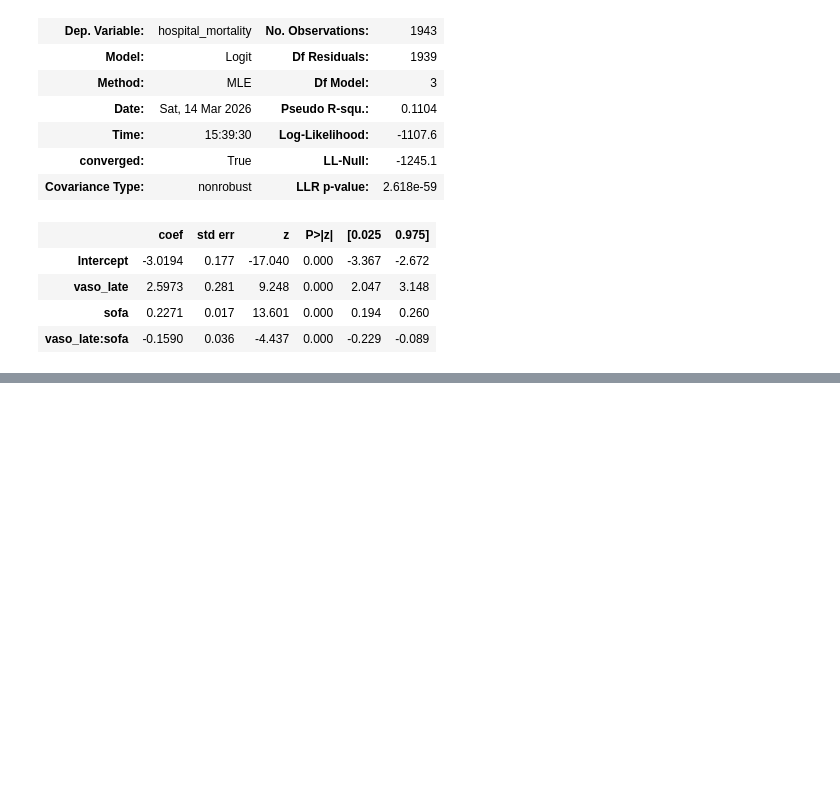
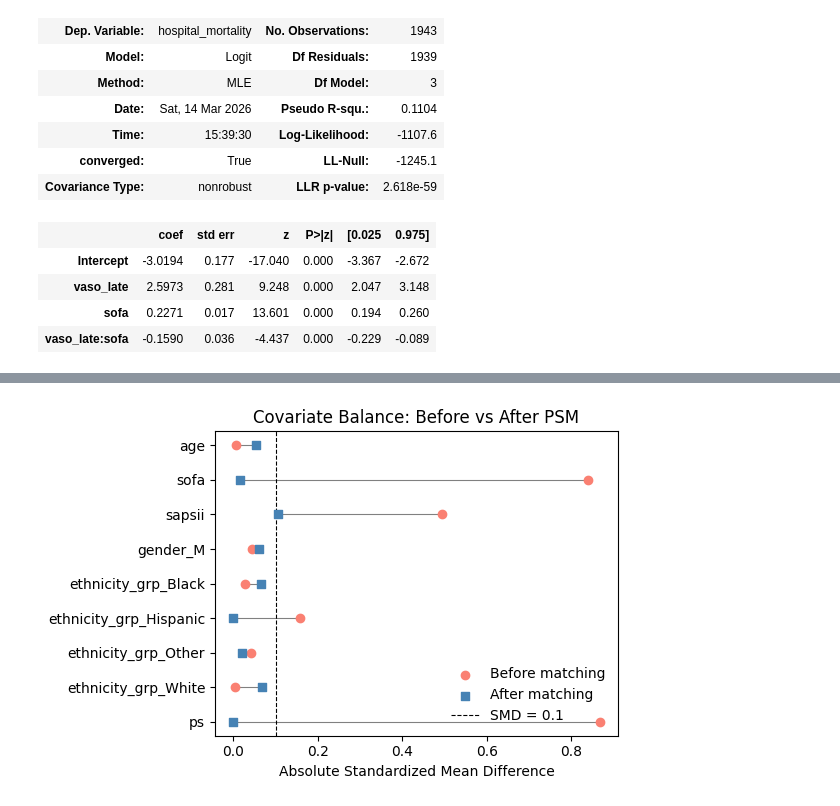
Before and after one commit to SimonKossack/mimiciii-BioMedicalProject, a Jupyter notebook: report_abgabe/nieren/07_saps2_presentation_only.ipynb, the cells around one changed output, grey strips where cells are left out. Drawn from its saved outputs; the diff is of its cells as text; code cells hidden in the pictures; blank space fills up the shorter version.

```diff
--- a/report_abgabe/nieren/07_saps2_presentation_only.ipynb
+++ b/report_abgabe/nieren/07_saps2_presentation_only.ipynb
@@ -1848,0 +2084,25 @@ df_evle["hospital_mortality"] = df_evle["hospital_mortality"].astype(int)
+# %%
+# --- Love-Plot: SMD before vs after matching ---
+fig, ax = plt.subplots(figsize=(6, max(4, len(df_balance) * 0.4)))
+
+y_pos = np.arange(len(df_balance))
+ax.scatter(df_balance["SMD before"], y_pos, marker="o", color="salmon", label="Before matching", zorder=3)
+ax.scatter(df_balance["SMD after"],  y_pos, marker="s", color="steelblue", label="After matching", zorder=3)
+
+for i in y_pos:
+    ax.plot(
+        [df_balance["SMD before"].iloc[i], df_balance["SMD after"].iloc[i]],
+        [i, i], color="grey", linewidth=0.8, zorder=2
+    )
+
+ax.axvline(0.1, color="black", linestyle="--", linewidth=0.8, label="SMD = 0.1")
+ax.set_yticks(y_pos)
+ax.set_yticklabels(df_balance["Variable"])
+ax.set_xlabel("Absolute Standardized Mean Difference")
+ax.set_title("Covariate Balance: Before vs After PSM")
+ax.legend(frameon=False, loc="lower right")
+ax.invert_yaxis()
+plt.tight_layout()
+plt.show()
+# %% [output]
+[figure, added]
```
Also changed, not shown: parts of 14 cells of this notebook.
